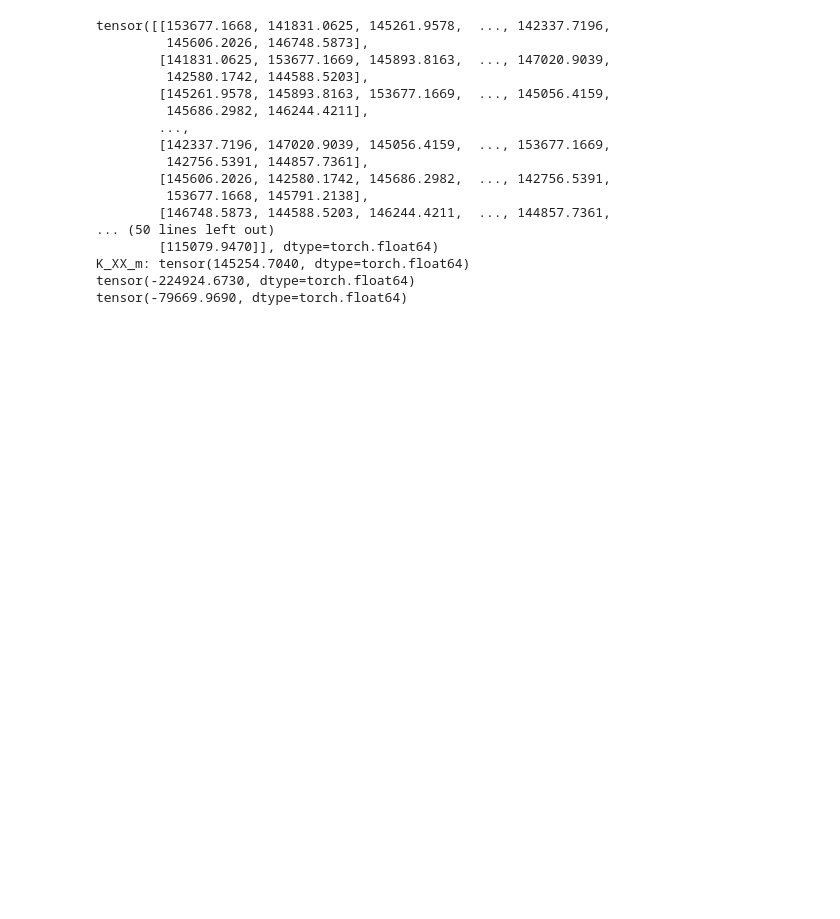
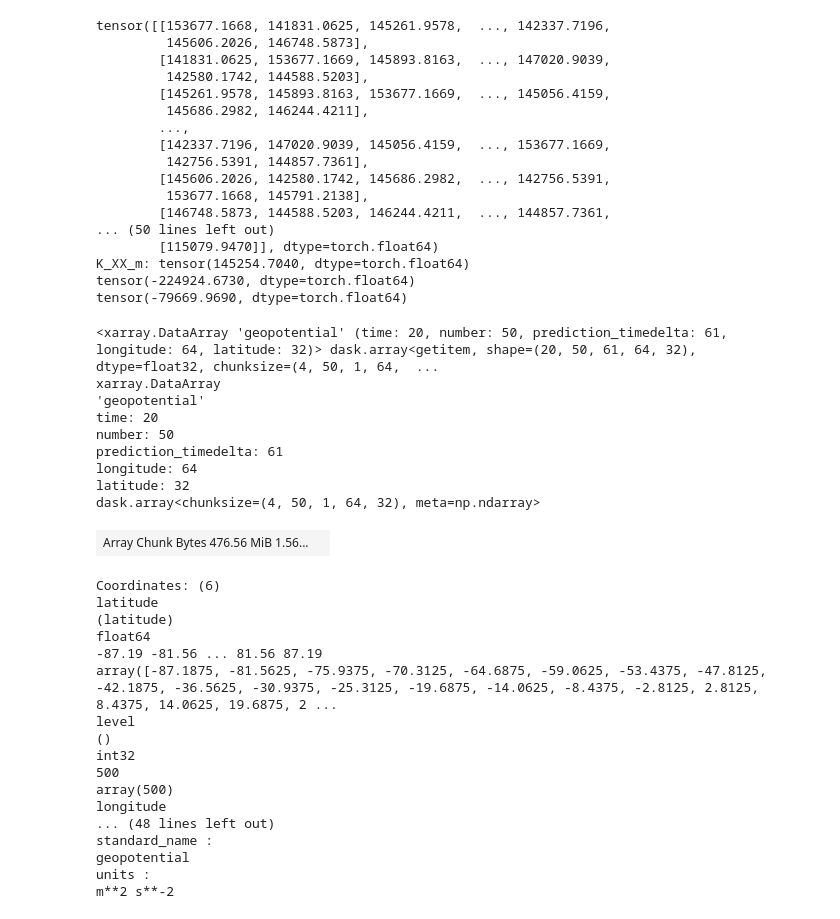
Before and after one commit to archerdodson/WeatherBench2-Implementation, a Jupyter notebook: SigKernelWeatherBench.ipynb, the cells around one changed output. Cells and saved outputs as stored; diff of their text form; code cells hidden in the pictures; blank space fills up the shorter version.

```diff
--- a/SigKernelWeatherBench.ipynb
+++ b/SigKernelWeatherBench.ipynb
@@ -327,3 +330,39 @@ tensor([[153677.1668, 141831.0625, 145261.9578,  ..., 142337.7196,
 K_XX_m: tensor(145254.7040, dtype=torch.float64)
 tensor(-224924.6730, dtype=torch.float64)
 tensor(-79669.9690, dtype=torch.float64)
+# %%
+##Now on multiple lags:
+
+forecastssel = forecasts['geopotential'].sel(level = 500, time = slice('2020-01-01', '2020-01-10'))
+forecasts0 = forecastssel[:,:,:,:,:]
+savedfor = forecasts0.values
+
+forecasts0
+# %% [output]
+<xarray.DataArray 'geopotential' (time: 20, number: 50, prediction_timedelta: 61, longitude: 64, latitude: 32)> dask.array<getitem, shape=(20, 50, 61, 64, 32), dtype=float32, chunksize=(4, 50, 1, 64,  ...
+xarray.DataArray
+'geopotential'
+time: 20
+number: 50
+prediction_timedelta: 61
+longitude: 64
+latitude: 32
+dask.array<chunksize=(4, 50, 1, 64, 32), meta=np.ndarray>
+| Array Chunk Bytes 476.56 MiB 1.56... |  |
+Coordinates: (6)
+latitude
+(latitude)
+float64
+-87.19 -81.56 ... 81.56 87.19
+array([-87.1875, -81.5625, -75.9375, -70.3125, -64.6875, -59.0625, -53.4375, -47.8125, -42.1875, -36.5625, -30.9375, -25.3125, -19.6875, -14.0625, -8.4375, -2.8125, 2.8125, 8.4375, 14.0625, 19.6875, 2 ...
+level
+()
+int32
+500
+array(500)
+longitude
+... (48 lines left out)
+standard_name :
+geopotential
+units :
+m**2 s**-2
```
Also changed, not shown: parts of 8 cells of this notebook, 1 other file.
